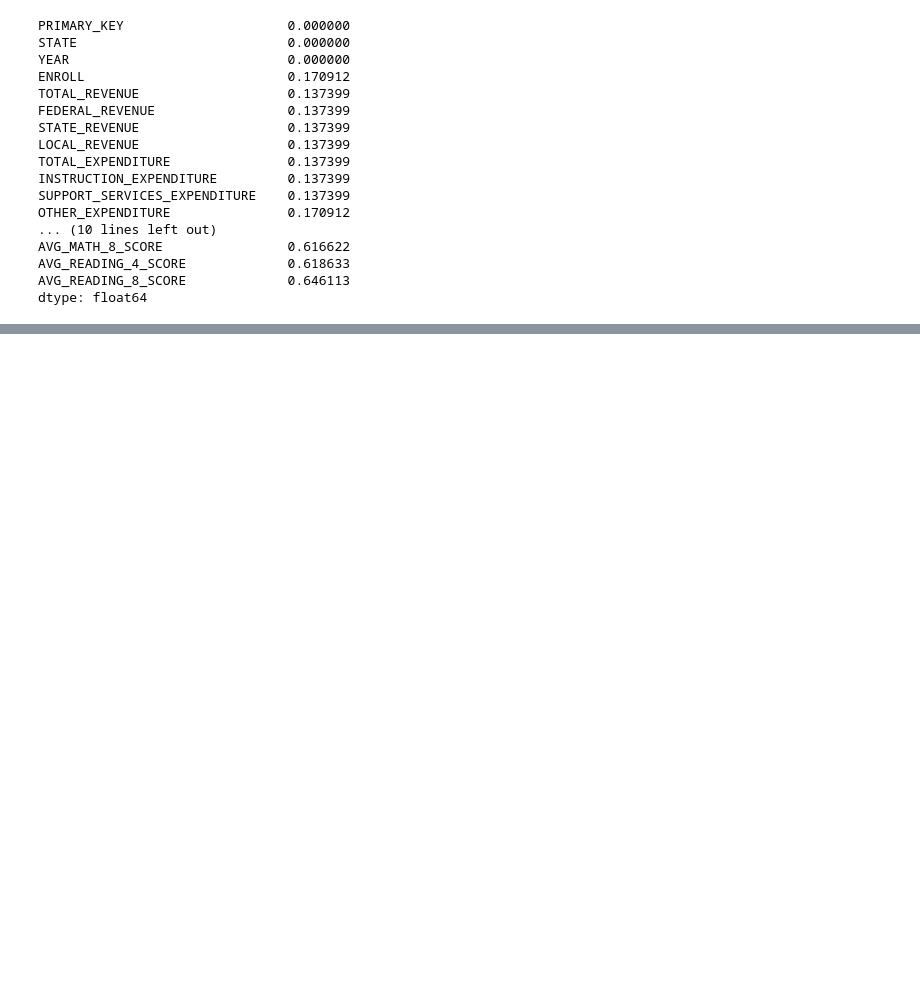
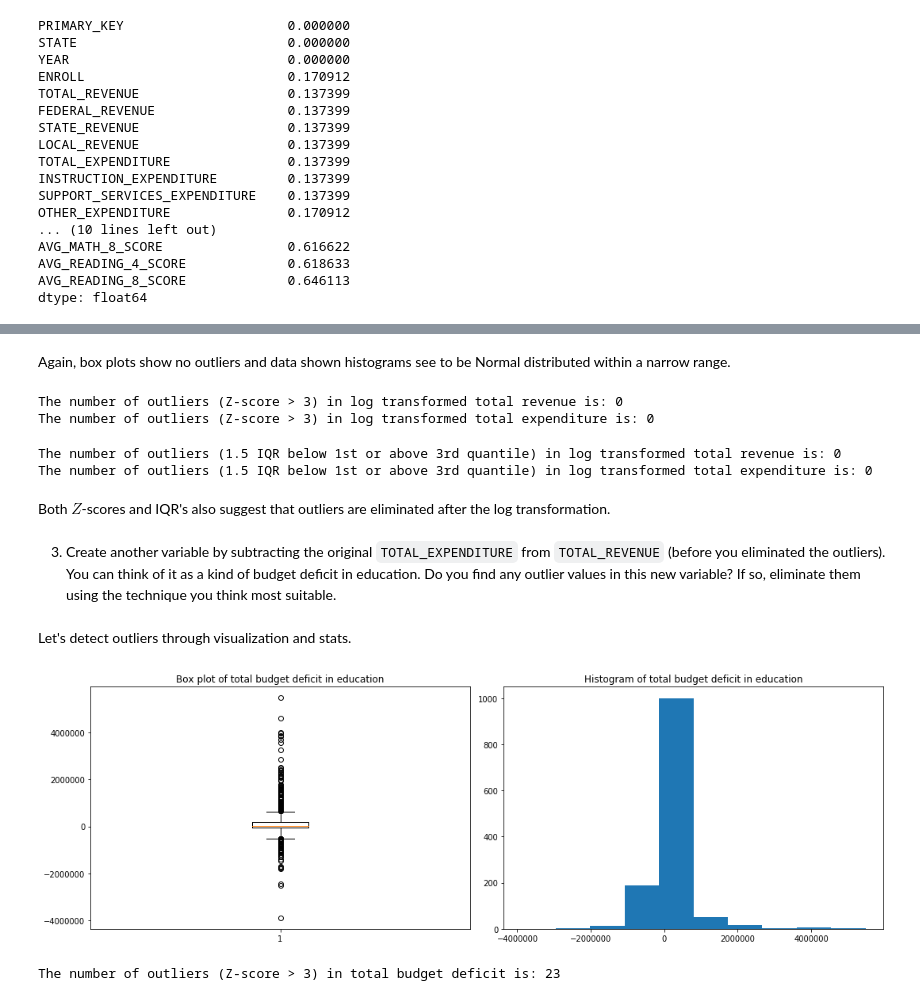
Before and after one commit to Yuan-Meng/data-wrangling, a Jupyter notebook: missing_values.ipynb, the cells around one changed output, grey strips where cells are left out. Cells and saved outputs as stored; diff of their text form; code cells hidden in the pictures; blank space fills up the shorter version.

```diff
--- a/missing_values.ipynb
+++ b/missing_values.ipynb
@@ -215,0 +442,73 @@ dtype: float64
+# %% [markdown]
+Again, box plots show no outliers and data shown histograms see to be Normal distributed within a narrow range.
+# %%
+print(
+    "The number of outliers (Z-score > 3) in log transformed total revenue is: {}".format(
+        len((np.where(zscore(log_revenue) > 3)[0]))
+    )
+)
+
+print(
+    "The number of outliers (Z-score > 3) in log transformed total expenditure is: {}".format(
+        len((np.where(zscore(log_expend) > 3)[0]))
+    )
+)
+# %% [output]
+The number of outliers (Z-score > 3) in log transformed total revenue is: 0
+The number of outliers (Z-score > 3) in log transformed total expenditure is: 0
+# %%
+print(
+    "The number of outliers (1.5 IQR below 1st or above 3rd quantile) in log transformed total revenue is: {}".format(
+        len(
+            np.where((log_revenue > max_revenue) | (winsorized_revenue < min_revenue))[
+                0
+            ]
+        )
+    )
+)
+
+print(
+    "The number of outliers (1.5 IQR below 1st or above 3rd quantile) in log transformed total expenditure is: {}".format(
+        len((np.where((log_expend > max_expend) | (winsorized_expend < min_expend)))[0])
+    )
+)
+# %% [output]
+The number of outliers (1.5 IQR below 1st or above 3rd quantile) in log transformed total revenue is: 0
+The number of outliers (1.5 IQR below 1st or above 3rd quantile) in log transformed total expenditure is: 0
+# %% [markdown]
+Both $Z$-scores and IQR's also suggest that outliers are eliminated after the log transformation.
+# %% [markdown]
+3. Create another variable by subtracting the original `TOTAL_EXPENDITURE` from `TOTAL_REVENUE` (before you eliminated the outliers). You can think of it as a kind of budget deficit in education. Do you find any outlier values in this new variable? If so, eliminate them using the technique you think most suitable.
+# %%
+# Create a new column for budget deficit
+education["TOTAL_DEFICIT"] = education["TOTAL_EXPENDITURE"] - education["TOTAL_REVENUE"]
+# %% [markdown]
+Let's detect outliers through visualization and stats.
+# %%
+plt.figure(figsize=(15, 5))
+
+plt.subplot(1, 2, 1)
+plt.boxplot(education["TOTAL_DEFICIT"].dropna(), whis=2)
+plt.title("Box plot of total budget deficit in education")
+
+plt.subplot(1, 2, 2)
+plt.hist(education["TOTAL_DEFICIT"].dropna())
+plt.title("Histogram of total budget deficit in education")
+
+plt.tight_layout()
+plt.show()
+# %% [output]
+[figure, added]
+# %%
+# Z-scores of total deficit
+z_deficit = zscore(education["TOTAL_DEFICIT"].dropna())
+
+
+# Set threshold to be 3
+print(
+    "The number of outliers (Z-score > 3) in total budget deficit is: {}".format(
+        len((np.where(z_deficit > 3)[0]))
+    )
+)
+# %% [output]
+The number of outliers (Z-score > 3) in total budget deficit is: 23
```
Also changed, not shown: parts of 56 cells of this notebook.
